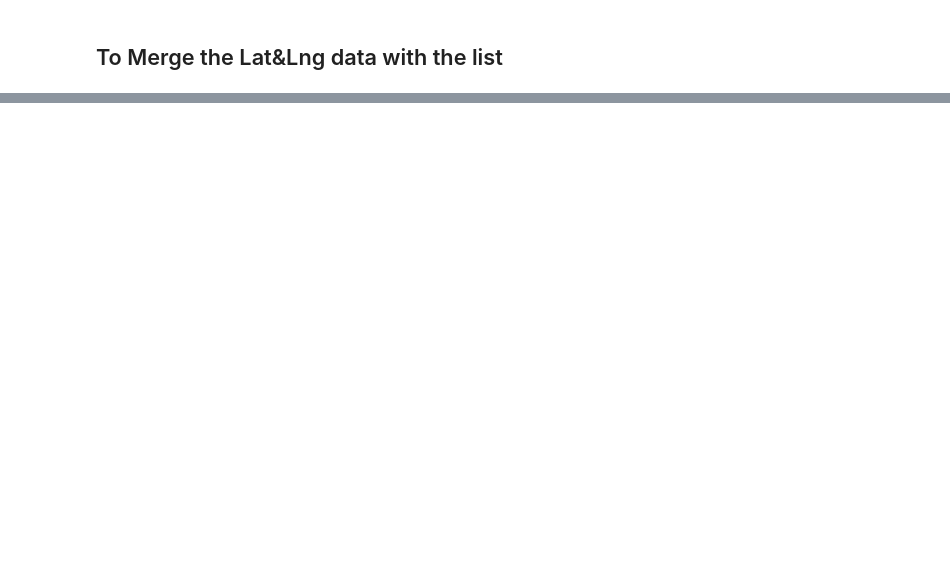
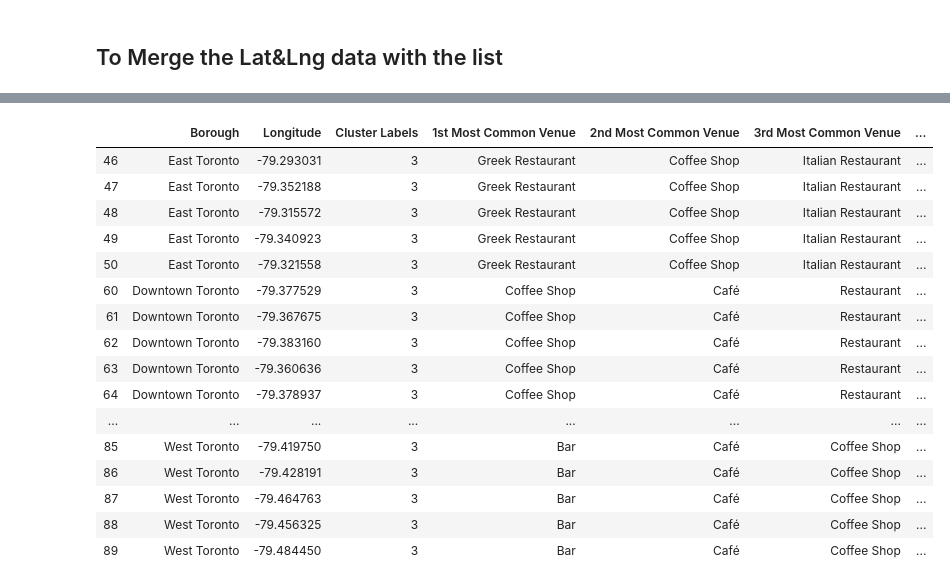
Before and after one commit to ocaizhi/Coursera-Data-Science-Capstone-Wk3, a Jupyter notebook: Capstone_Wk3.ipynb, the cells around one changed output, grey strips where cells are left out. Drawn from its saved outputs; the diff is of its cells as text; code cells hidden in the pictures; blank space fills up the shorter version.

```diff
--- a/Capstone_Wk3.ipynb
+++ b/Capstone_Wk3.ipynb
@@ -170,0 +612,20 @@ neigh4
+# %%
+Toronto_merged.loc[Toronto_merged['Cluster Labels'] == 3, Toronto_merged.columns[[1] + list(range(5, Toronto_merged.shape[1]))]]
+# %% [output]
+|  | Borough | Longitude | Cluster Labels | 1st Most Common Venue | 2nd Most Common Venue | 3rd Most Common Venue | ... |
+| 46 | East Toronto | -79.293031 | 3 | Greek Restaurant | Coffee Shop | Italian Restaurant | ... |
+| 47 | East Toronto | -79.352188 | 3 | Greek Restaurant | Coffee Shop | Italian Restaurant | ... |
+| 48 | East Toronto | -79.315572 | 3 | Greek Restaurant | Coffee Shop | Italian Restaurant | ... |
+| 49 | East Toronto | -79.340923 | 3 | Greek Restaurant | Coffee Shop | Italian Restaurant | ... |
+| 50 | East Toronto | -79.321558 | 3 | Greek Restaurant | Coffee Shop | Italian Restaurant | ... |
+| 60 | Downtown Toronto | -79.377529 | 3 | Coffee Shop | Café | Restaurant | ... |
+| 61 | Downtown Toronto | -79.367675 | 3 | Coffee Shop | Café | Restaurant | ... |
+| 62 | Downtown Toronto | -79.383160 | 3 | Coffee Shop | Café | Restaurant | ... |
+| 63 | Downtown Toronto | -79.360636 | 3 | Coffee Shop | Café | Restaurant | ... |
+| 64 | Downtown Toronto | -79.378937 | 3 | Coffee Shop | Café | Restaurant | ... |
+| ... | ... | ... | ... | ... | ... | ... | ... |
+| 85 | West Toronto | -79.419750 | 3 | Bar | Café | Coffee Shop | ... |
+| 86 | West Toronto | -79.428191 | 3 | Bar | Café | Coffee Shop | ... |
+| 87 | West Toronto | -79.464763 | 3 | Bar | Café | Coffee Shop | ... |
+| 88 | West Toronto | -79.456325 | 3 | Bar | Café | Coffee Shop | ... |
+| 89 | West Toronto | -79.484450 | 3 | Bar | Café | Coffee Shop | ... |
```
Also changed, not shown: parts of 40 cells of this notebook.
